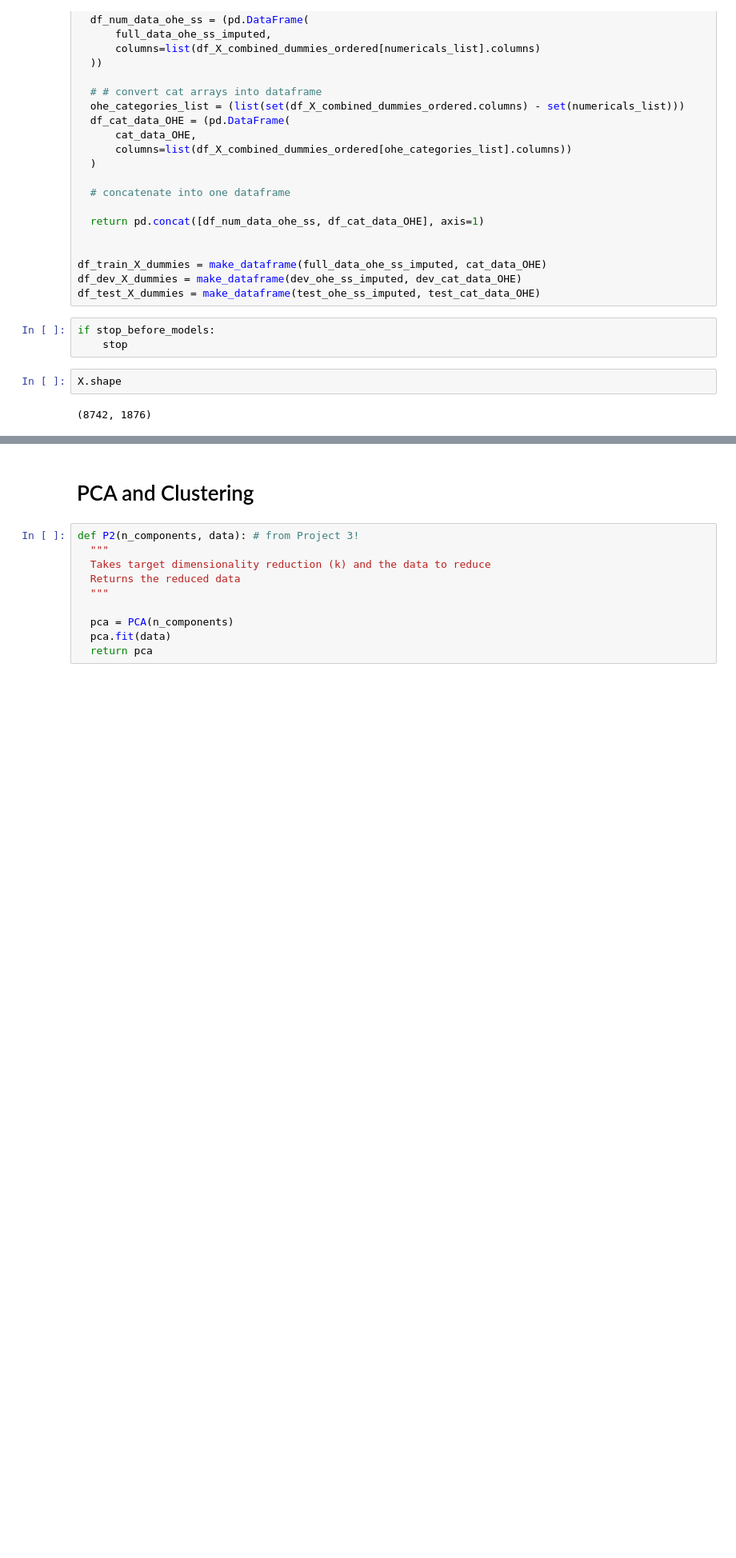
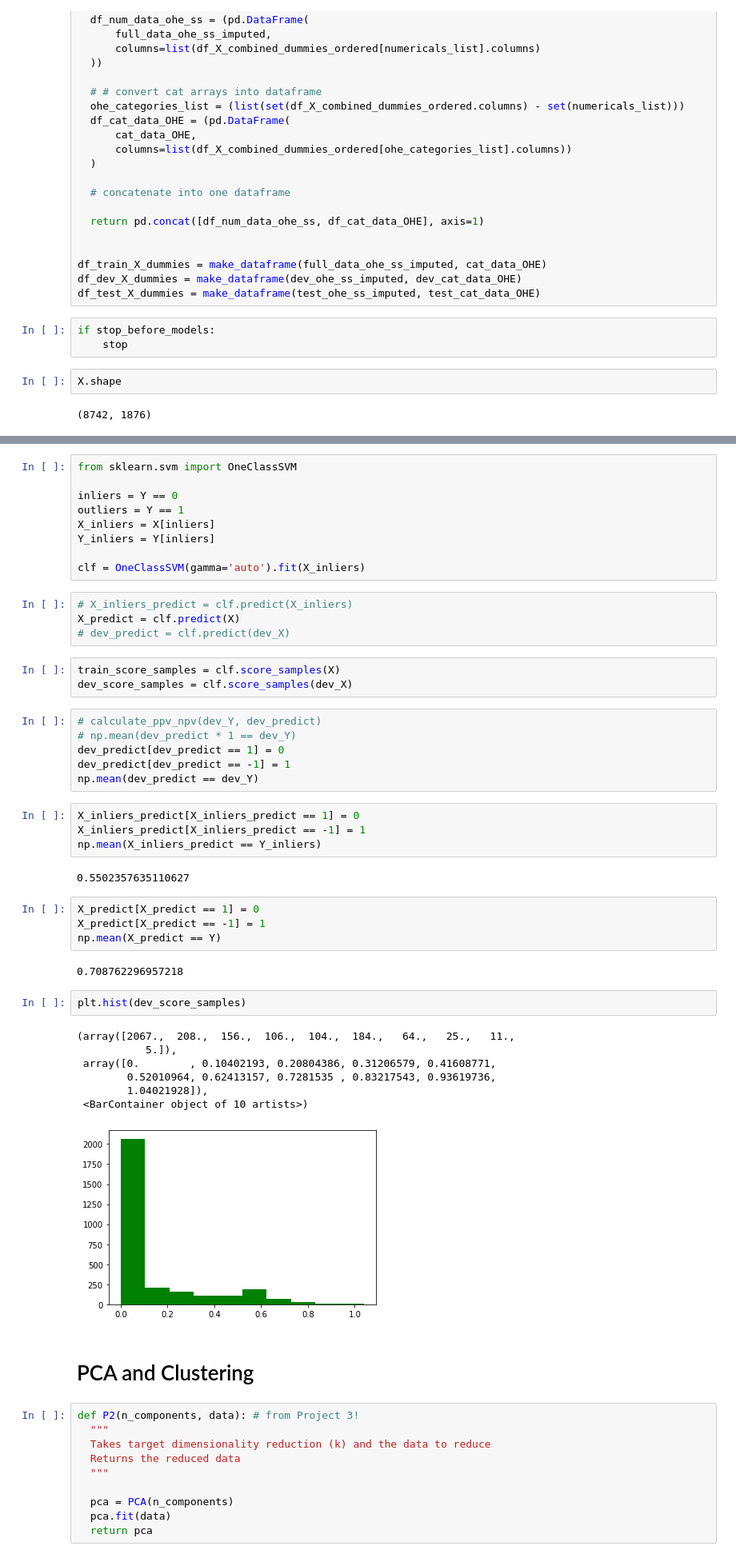
Before and after one commit to jgaustad/pollutemenot-ai, a Jupyter notebook: Madhukar/AWS/2021_03_21_WOTUS_v14.ipynb, the cells around one changed output, grey strips where cells are left out. Shown: that part at 80% size. Saved outputs shown, nothing was run; the diff lists cells and outputs as text; blank space fills up the shorter version.

```diff
--- a/Madhukar/AWS/2021_03_21_WOTUS_v14.ipynb
+++ b/Madhukar/AWS/2021_03_21_WOTUS_v14.ipynb
@@ -988,3 +1004,47 @@ X.shape
+# %%
+from sklearn.svm import OneClassSVM
+
+inliers = Y == 0
+outliers = Y == 1
+X_inliers = X[inliers]
+Y_inliers = Y[inliers]
+
+clf = OneClassSVM(gamma='auto').fit(X_inliers)
+# %%
+# X_inliers_predict = clf.predict(X_inliers)
+X_predict = clf.predict(X)
+# dev_predict = clf.predict(dev_X)
+# %%
+train_score_samples = clf.score_samples(X)
+dev_score_samples = clf.score_samples(dev_X)
+# %%
+# calculate_ppv_npv(dev_Y, dev_predict)
+# np.mean(dev_predict * 1 == dev_Y)
+dev_predict[dev_predict == 1] = 0
+dev_predict[dev_predict == -1] = 1
+np.mean(dev_predict == dev_Y)
+# %%
+X_inliers_predict[X_inliers_predict == 1] = 0
+X_inliers_predict[X_inliers_predict == -1] = 1
+np.mean(X_inliers_predict == Y_inliers)
+# %% [output]
+0.5502357635110627
+# %%
+X_predict[X_predict == 1] = 0
+X_predict[X_predict == -1] = 1
+np.mean(X_predict == Y)
+# %% [output]
+0.708762296957218
+# %%
+plt.hist(dev_score_samples)
+# %% [output]
+(array([2067.,  208.,  156.,  106.,  104.,  184.,   64.,   25.,   11.,
+           5.]),
+ array([0.        , 0.10402193, 0.20804386, 0.31206579, 0.41608771,
+        0.52010964, 0.62413157, 0.7281535 , 0.83217543, 0.93619736,
+        1.04021928]),
+ <BarContainer object of 10 artists>)
+[figure, added]
 # %% [markdown]
 # PCA and Clustering
 # %%
```
Also changed, not shown: parts of 18 cells of this notebook, 1 other file.
